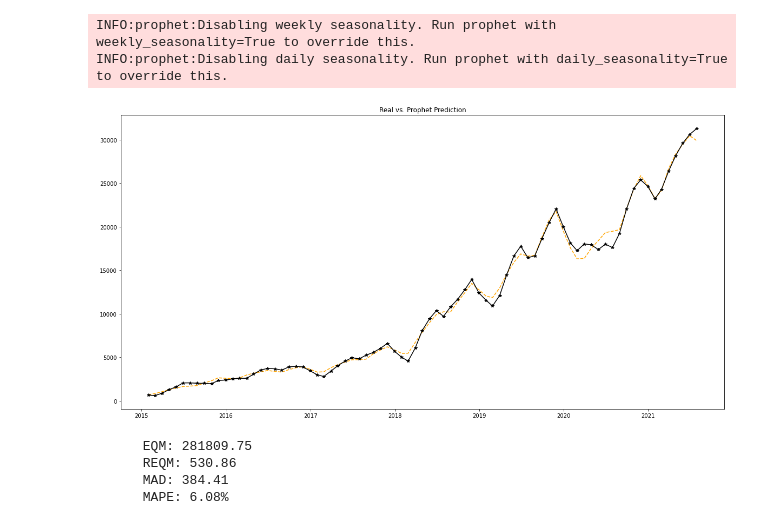
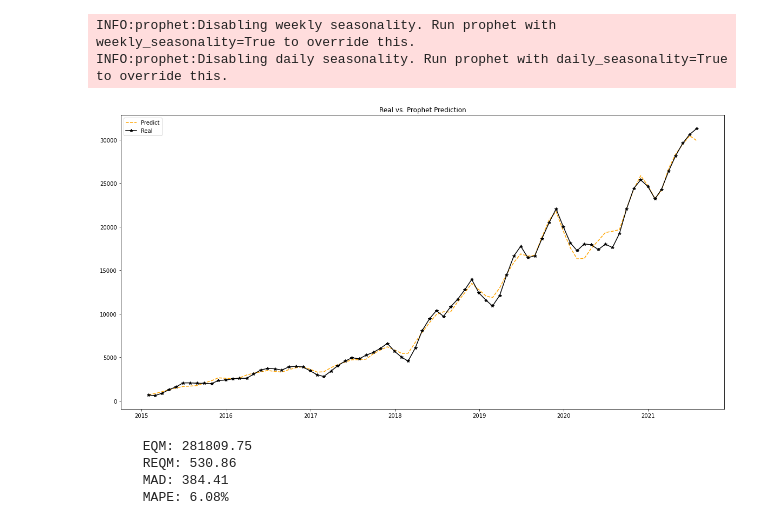
Before and after one commit to thiago-osorio/prophet, a Jupyter notebook: prophet.ipynb, the cells around one changed output. Cells and saved outputs as stored; diff of their text form; code cells hidden in the pictures.

```diff
--- a/prophet.ipynb
+++ b/prophet.ipynb
@@ -175,13 +175,14 @@ INFO:prophet:Disabling daily seasonality. Run prophet with daily_seasonality=Tru
 # %%
 plt.figure(figsize=(20,10))
 plt.title('Real vs. Prophet Prediction')
 
-fig1 = plt.plot(forecast['ds'], forecast['yhat'], '--', color='orange')
-fig2 = plt.plot(df['ds'], df['y'], '*-', color='black')
+fig1 = plt.plot(forecast['ds'], forecast['yhat'], '--', color='orange', label='Predict')
+fig2 = plt.plot(df['ds'], df['y'], '*-', color='black', label='Real')
 
+plt.legend()
 plt.show()
 # %% [output]
-[figure, old version]
+[figure, new version]
 # %%
 mse = metrics.mean_squared_error(df['y'], forecast['yhat'])
 rmse = metrics.mean_squared_error(df['y'], forecast['yhat'], squared=False)
```
Also changed, not shown: parts of 1 cell of this notebook.
